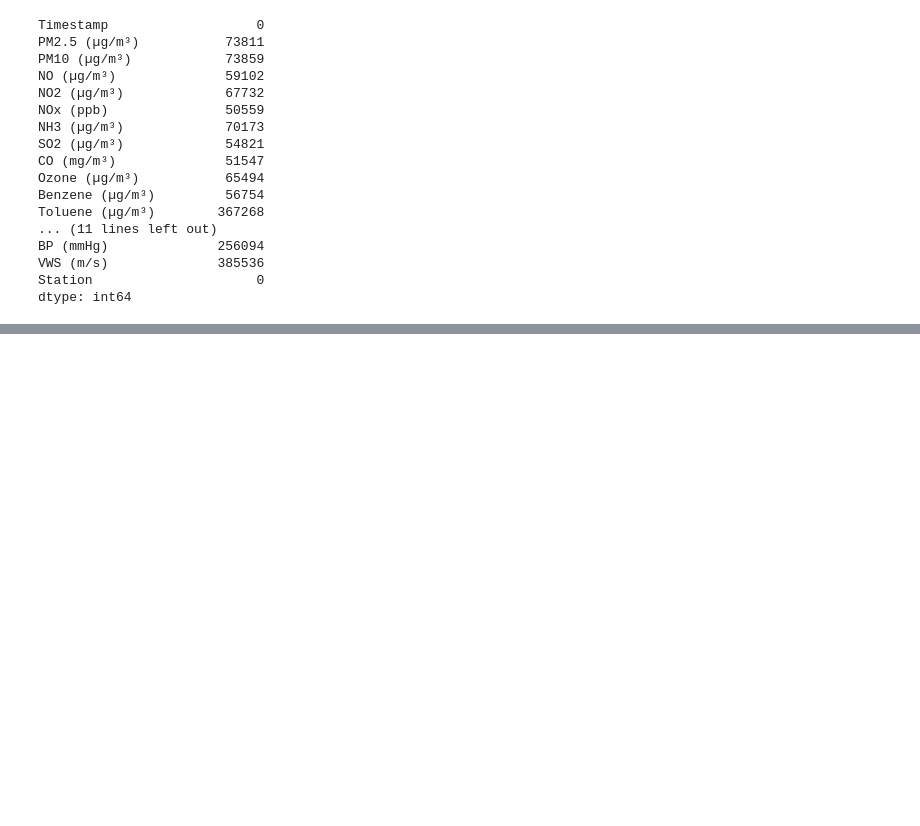
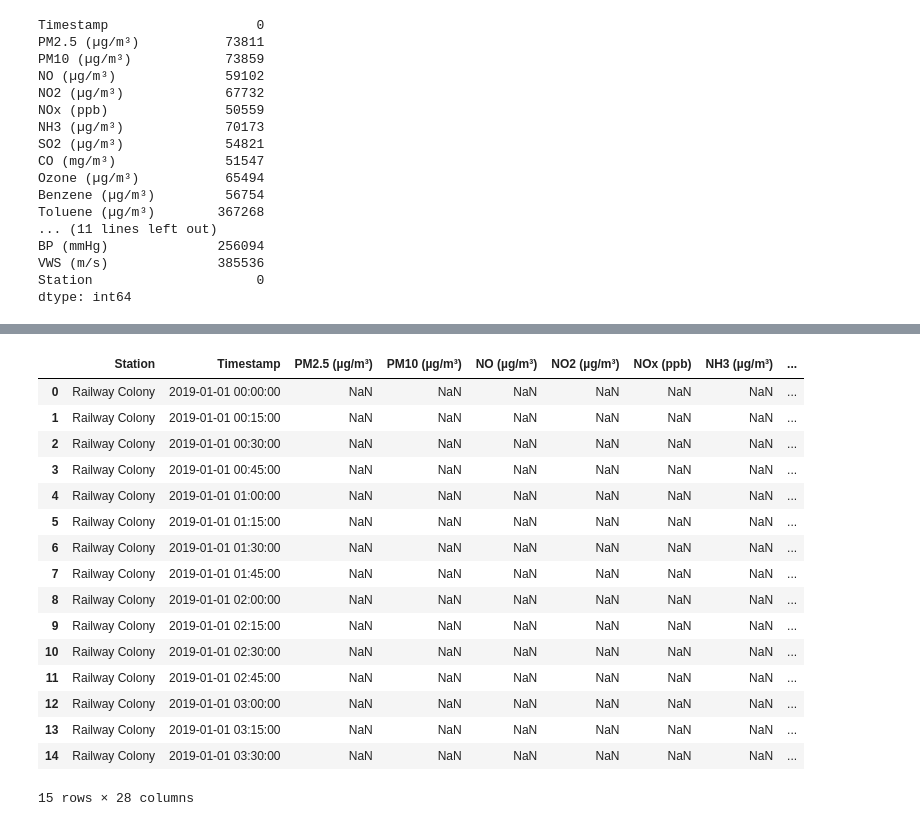
Before and after one commit to GullibleSandwich/ML-Project-CS361, a Jupyter notebook: preprocessing.ipynb, the cells around one changed output, grey strips where cells are left out. Saved outputs shown, nothing was run; the diff lists cells and outputs as text; code cells hidden in the pictures; blank space fills up the shorter version.

```diff
--- a/preprocessing.ipynb
+++ b/preprocessing.ipynb
@@ -132,0 +315,20 @@ df_15m.head()
+# %%
+## O3 Sub-Index calculation
+def get_O3_subindex(x):
+    if x <= 50:
+        return x * 50 / 50
+    elif x <= 100:
+        return 50 + (x - 50) * 50 / 50
+    elif x <= 168:
+        return 100 + (x - 100) * 100 / 68
+    elif x <= 208:
+        return 200 + (x - 168) * 100 / 40
+    elif x <= 748:
+        return 300 + (x - 208) * 100 / 539
+    elif x > 748:
+        return 400 + (x - 400) * 100 / 539
+    else:
+        return 0
+
+df_15m_nan["O3_SubIndex"] = df_15m_nan["O3_8hr_max"].apply(lambda x: get_O3_subindex(x))
+df_15m_clean["O3_SubIndex"] = df_15m_clean["O3_8hr_max"].apply(lambda x: get_O3_subindex(x))
@@ -132,0 +355,51 @@ df_15m.head()
+# %%
+# AQI bucketing function
+def get_AQI_bucket(x):
+    if x <= 50:
+        return "Good"
+    elif x <= 100:
+        return "Satisfactory"
+    elif x <= 200:
+        return "Moderate"
+    elif x <= 300:
+        return "Poor"
+    elif x <= 400:
+        return "Very Poor"
+    elif x > 400:
+        return "Severe"
+    else:
+        return np.NaN
+
+df_15m_nan["Checks"] = (df_15m_nan["PM2.5_SubIndex"] > 0).astype(int) + \
+                (df_15m_nan["PM10_SubIndex"] > 0).astype(int) + \
+                (df_15m_nan["SO2_SubIndex"] > 0).astype(int) + \
+                (df_15m_nan["NOx_SubIndex"] > 0).astype(int) + \
+                (df_15m_nan["NH3_SubIndex"] > 0).astype(int) + \
+                (df_15m_nan["CO_SubIndex"] > 0).astype(int) + \
+                (df_15m_nan["O3_SubIndex"] > 0).astype(int)
+
+df_15m_nan["AQI_calculated"] = round(df_15m_nan[["PM2.5_SubIndex", "PM10_SubIndex", "SO2_SubIndex", "NOx_SubIndex",
+                                 "NH3_SubIndex", "CO_SubIndex", "O3_SubIndex"]].max(axis = 1))
+df_15m_nan.loc[df_15m_nan["PM2.5_SubIndex"] + df_15m_nan["PM10_SubIndex"] <= 0, "AQI_calculated"] = np.NaN
+df_15m_nan.loc[df_15m_nan.Checks < 3, "AQI_calculated"] = np.NaN
+
+df_15m_nan["AQI_bucket_calculated"] = df_15m_nan["AQI_calculated"].apply(lambda x: get_AQI_bucket(x))
+df_15m_nan.head(15) # 24+3 cols
+# %% [output]
+|  | Station | Timestamp | PM2.5 (µg/m³) | PM10 (µg/m³) | NO (µg/m³) | NO2 (µg/m³) | NOx (ppb) | NH3 (µg/m³) | ... |
+| 0 | Railway Colony | 2019-01-01 00:00:00 | NaN | NaN | NaN | NaN | NaN | NaN | ... |
+| 1 | Railway Colony | 2019-01-01 00:15:00 | NaN | NaN | NaN | NaN | NaN | NaN | ... |
+| 2 | Railway Colony | 2019-01-01 00:30:00 | NaN | NaN | NaN | NaN | NaN | NaN | ... |
+| 3 | Railway Colony | 2019-01-01 00:45:00 | NaN | NaN | NaN | NaN | NaN | NaN | ... |
+| 4 | Railway Colony | 2019-01-01 01:00:00 | NaN | NaN | NaN | NaN | NaN | NaN | ... |
+| 5 | Railway Colony | 2019-01-01 01:15:00 | NaN | NaN | NaN | NaN | NaN | NaN | ... |
+| 6 | Railway Colony | 2019-01-01 01:30:00 | NaN | NaN | NaN | NaN | NaN | NaN | ... |
+| 7 | Railway Colony | 2019-01-01 01:45:00 | NaN | NaN | NaN | NaN | NaN | NaN | ... |
+| 8 | Railway Colony | 2019-01-01 02:00:00 | NaN | NaN | NaN | NaN | NaN | NaN | ... |
+| 9 | Railway Colony | 2019-01-01 02:15:00 | NaN | NaN | NaN | NaN | NaN | NaN | ... |
+| 10 | Railway Colony | 2019-01-01 02:30:00 | NaN | NaN | NaN | NaN | NaN | NaN | ... |
+| 11 | Railway Colony | 2019-01-01 02:45:00 | NaN | NaN | NaN | NaN | NaN | NaN | ... |
+| 12 | Railway Colony | 2019-01-01 03:00:00 | NaN | NaN | NaN | NaN | NaN | NaN | ... |
+| 13 | Railway Colony | 2019-01-01 03:15:00 | NaN | NaN | NaN | NaN | NaN | NaN | ... |
+| 14 | Railway Colony | 2019-01-01 03:30:00 | NaN | NaN | NaN | NaN | NaN | NaN | ... |
+15 rows × 28 columns
```
Also changed, not shown: parts of 25 cells of this notebook.
